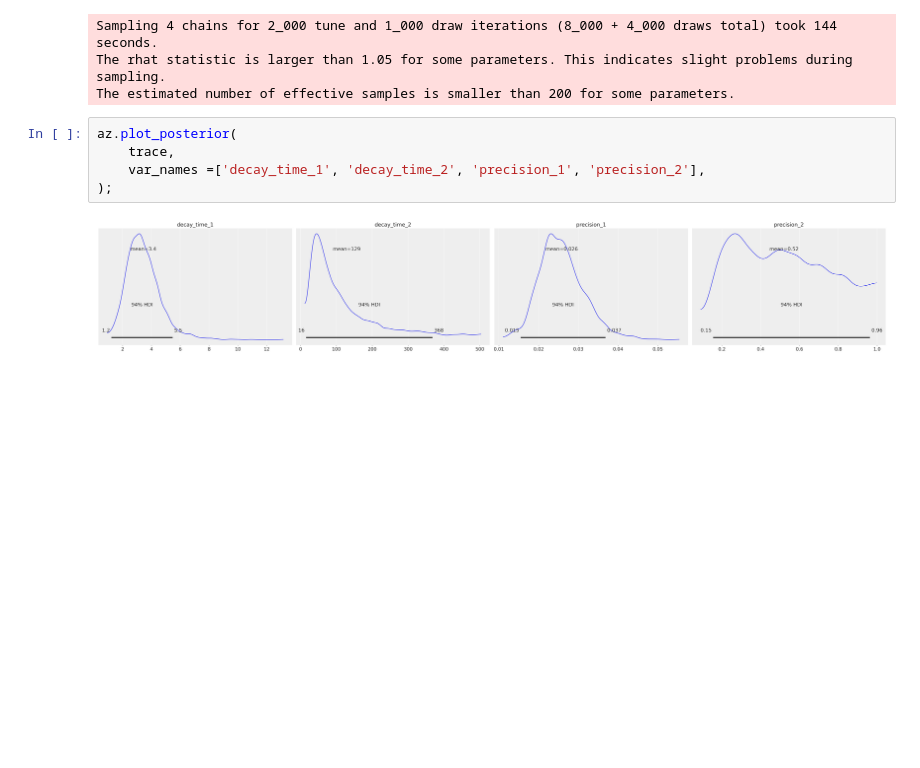
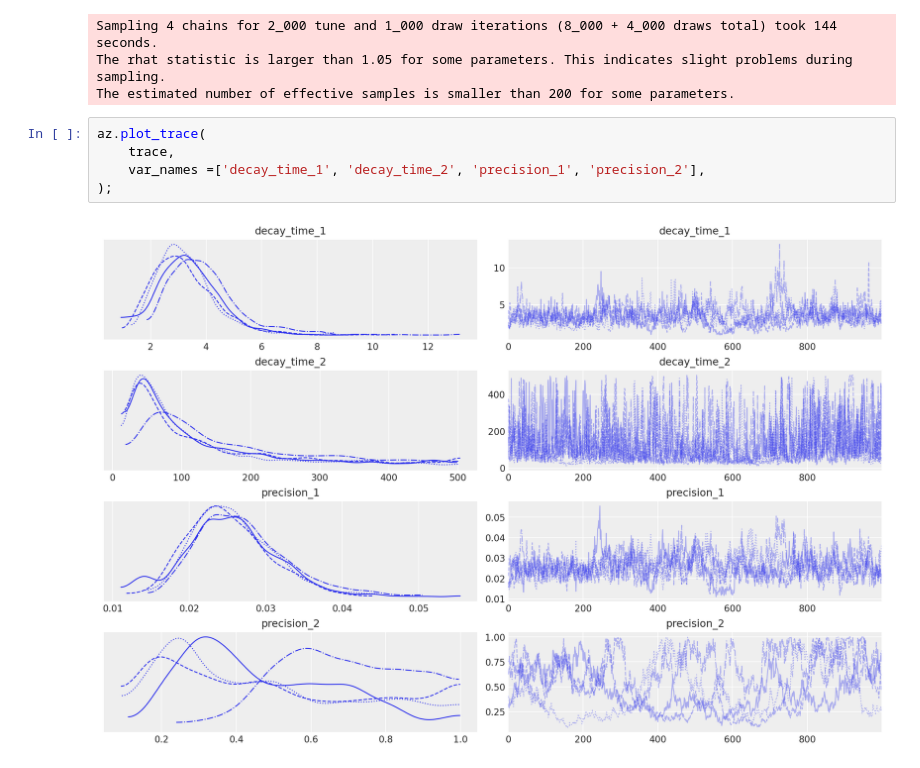
Before and after one commit to wwy-wwy-wwy/Biomolecular-Condensates, a Jupyter notebook: documentation.ipynb, the cells around one changed output. Cells and saved outputs as stored; diff of their text form; blank space fills up the shorter version.

```diff
--- a/documentation.ipynb
+++ b/documentation.ipynb
@@ -123,9 +140,9 @@ Sampling 4 chains for 2_000 tune and 1_000 draw iterations (8_000 + 4_000 draws
 The rhat statistic is larger than 1.05 for some parameters. This indicates slight problems during sampling.
 The estimated number of effective samples is smaller than 200 for some parameters.
 # %%
-az.plot_posterior(
+az.plot_trace(
     trace,
     var_names =['decay_time_1', 'decay_time_2', 'precision_1', 'precision_2'],
 );
 # %% [output]
-[figure, old version]
+[figure, new version]
```
Also changed, not shown: parts of 3 cells of this notebook.
